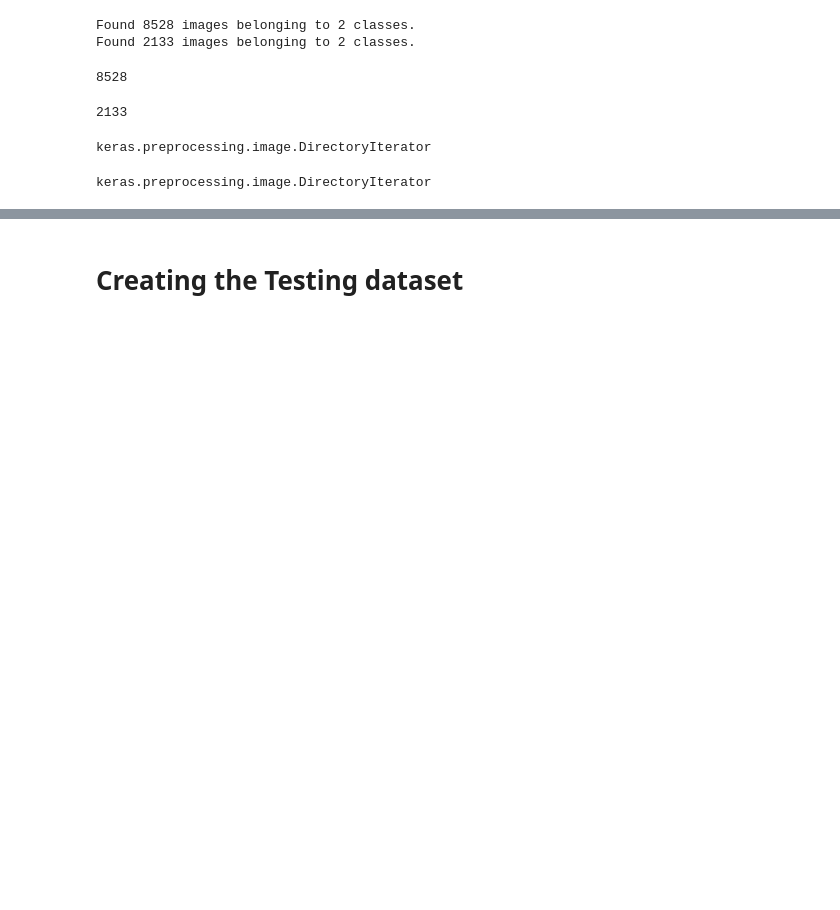
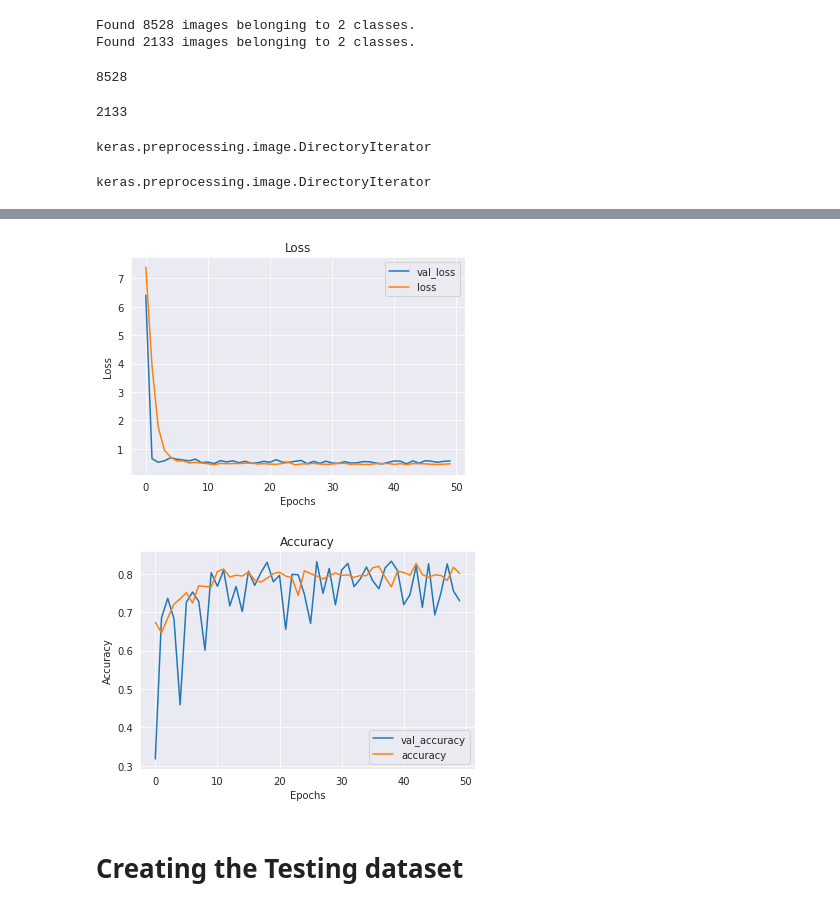
Before and after one commit to patrick-anastasio/Cancer-Image-Classification-Neural-Net, a Jupyter notebook: EDA.ipynb, the cells around one changed output, grey strips where cells are left out. Saved outputs shown, nothing was run; the diff lists cells and outputs as text; code cells hidden in the pictures; blank space fills up the shorter version.

Commit message:
ran baseline model and plotted results

```diff
--- a/EDA.ipynb
+++ b/EDA.ipynb
@@ -149,6 +150,6 @@ baseline_history = baseline_model.fit(train_dataset,
                                       steps_per_epoch=41,
                                       epochs=50,
                                       batch_size=256,
-                                      validation_data=val_dataset
+                                      validation_data=val_dataset,
                                       shuffle=True
                                      )
@@ -155,3 +174,28 @@ baseline_history = baseline_model.fit(train_dataset,
+# %%
+def visualize_training_results(results):
+    history = results.history
+    plt.figure()
+    plt.plot(history['val_loss'])
+    plt.plot(history['loss'])
+    plt.legend(['val_loss', 'loss'])
+    plt.title('Loss')
+    plt.xlabel('Epochs')
+    plt.ylabel('Loss')
+    plt.show()
+
+    plt.figure()
+    plt.plot(history['val_accuracy'])
+    plt.plot(history['accuracy'])
+    plt.legend(['val_accuracy', 'accuracy'])
+    plt.title('Accuracy')
+    plt.xlabel('Epochs')
+    plt.ylabel('Accuracy')
+    plt.show()
+# %%
+visualize_training_results(baseline_history)
+# %% [output]
+[figure, added]
+[figure, added]
 # %% [markdown]
 # Creating the Testing dataset
 # %%
```
Also changed, not shown: parts of 3 cells of this notebook.
